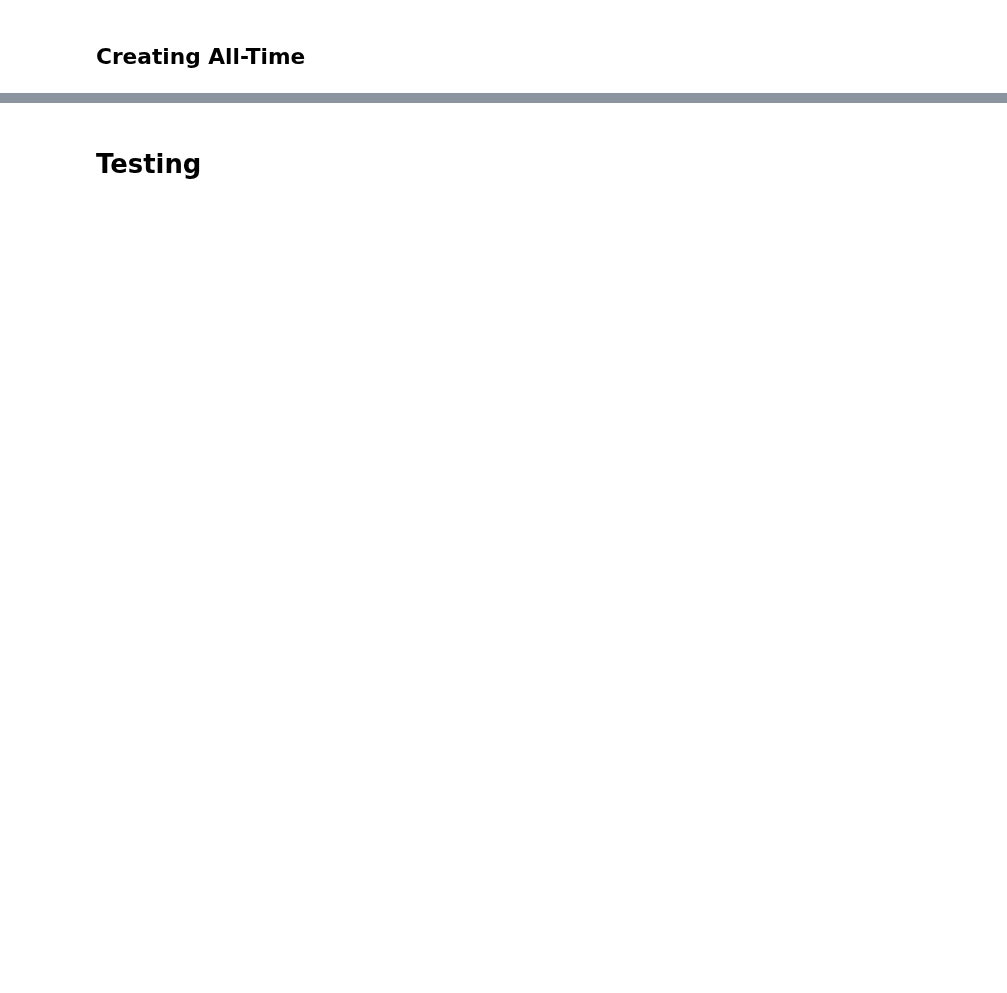
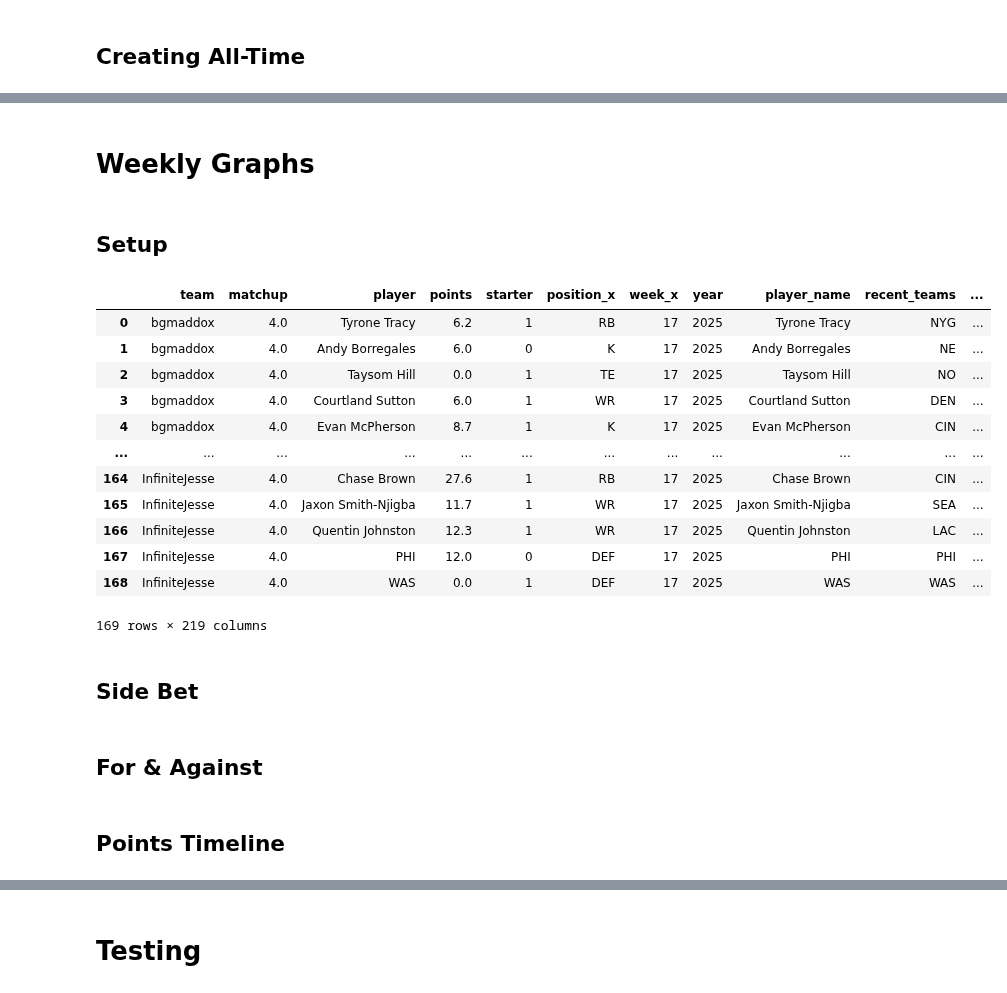
Before and after one commit to bgmaddox/sleeper, a Jupyter notebook: Sleeper_v2.ipynb, the cells around one changed output, grey strips where cells are left out. Drawn from its saved outputs; the diff is of its cells as text; code cells hidden in the pictures; blank space fills up the shorter version.

```diff
--- a/Sleeper_v2.ipynb
+++ b/Sleeper_v2.ipynb
@@ -3189,0 +4907,4 @@ All_Time = AllTime()
+# %% [markdown]
+# Weekly Graphs
+# %% [markdown]
+## Setup
@@ -3189,0 +4917,18 @@ All_Time = AllTime()
+# %%
+CurrentWeek.Breakout
+# %% [output]
+|  | team | matchup | player | points | starter | position_x | week_x | year | player_name | recent_teams | ... |
+| 0 | bgmaddox | 4.0 | Tyrone Tracy | 6.2 | 1 | RB | 17 | 2025 | Tyrone Tracy | NYG | ... |
+| 1 | bgmaddox | 4.0 | Andy Borregales | 6.0 | 0 | K | 17 | 2025 | Andy Borregales | NE | ... |
+| 2 | bgmaddox | 4.0 | Taysom Hill | 0.0 | 1 | TE | 17 | 2025 | Taysom Hill | NO | ... |
+| 3 | bgmaddox | 4.0 | Courtland Sutton | 6.0 | 1 | WR | 17 | 2025 | Courtland Sutton | DEN | ... |
+| 4 | bgmaddox | 4.0 | Evan McPherson | 8.7 | 1 | K | 17 | 2025 | Evan McPherson | CIN | ... |
+| ... | ... | ... | ... | ... | ... | ... | ... | ... | ... | ... | ... |
+| 164 | InfiniteJesse | 4.0 | Chase Brown | 27.6 | 1 | RB | 17 | 2025 | Chase Brown | CIN | ... |
+| 165 | InfiniteJesse | 4.0 | Jaxon Smith-Njigba | 11.7 | 1 | WR | 17 | 2025 | Jaxon Smith-Njigba | SEA | ... |
+| 166 | InfiniteJesse | 4.0 | Quentin Johnston | 12.3 | 1 | WR | 17 | 2025 | Quentin Johnston | LAC | ... |
+| 167 | InfiniteJesse | 4.0 | PHI | 12.0 | 0 | DEF | 17 | 2025 | PHI | PHI | ... |
+| 168 | InfiniteJesse | 4.0 | WAS | 0.0 | 1 | DEF | 17 | 2025 | WAS | WAS | ... |
+169 rows × 219 columns
+# %% [markdown]
+## Side Bet
@@ -3189,0 +4937,2 @@ All_Time = AllTime()
+# %% [markdown]
+## For & Against
@@ -3189,0 +4941,2 @@ All_Time = AllTime()
+# %% [markdown]
+## Points Timeline
```
Also changed, not shown: parts of 141 cells of this notebook, 21 other files.
